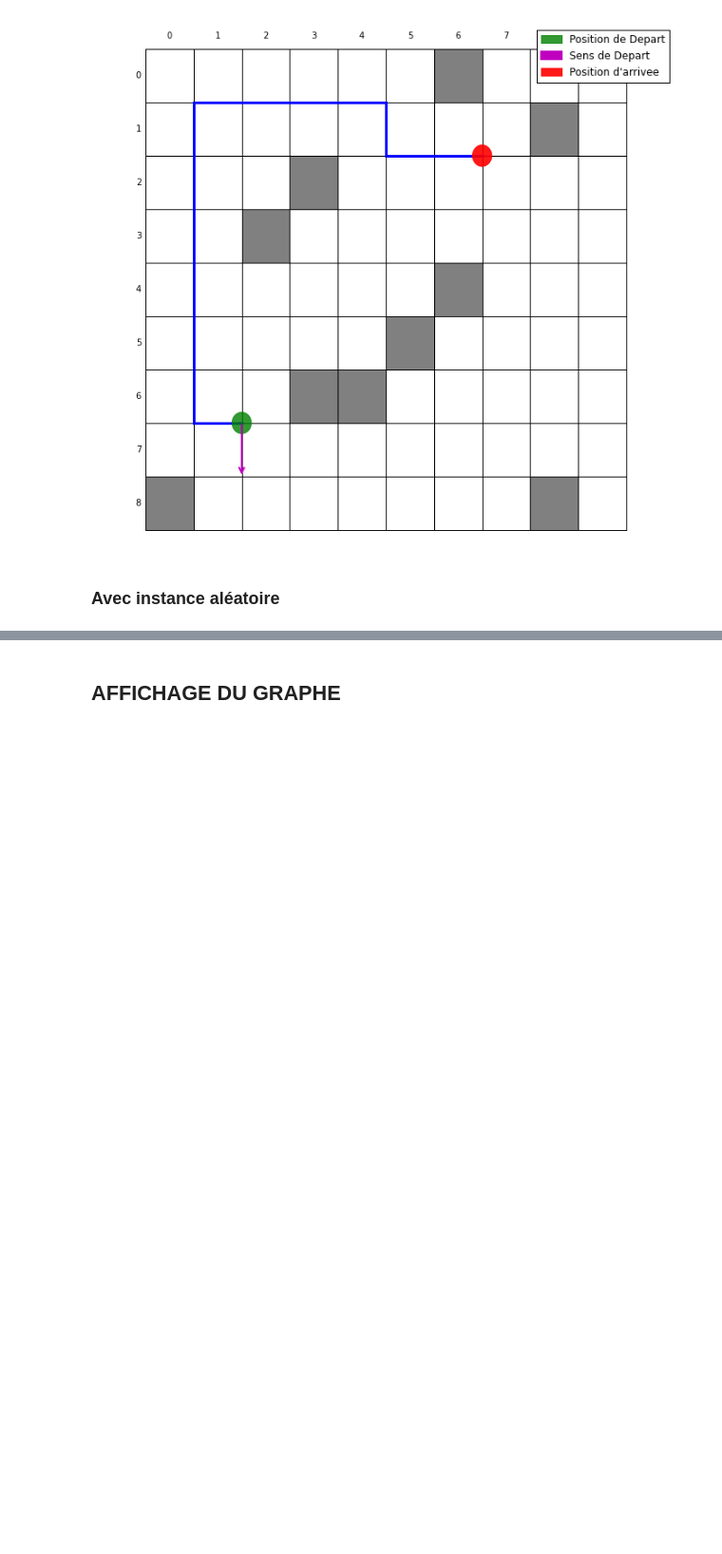
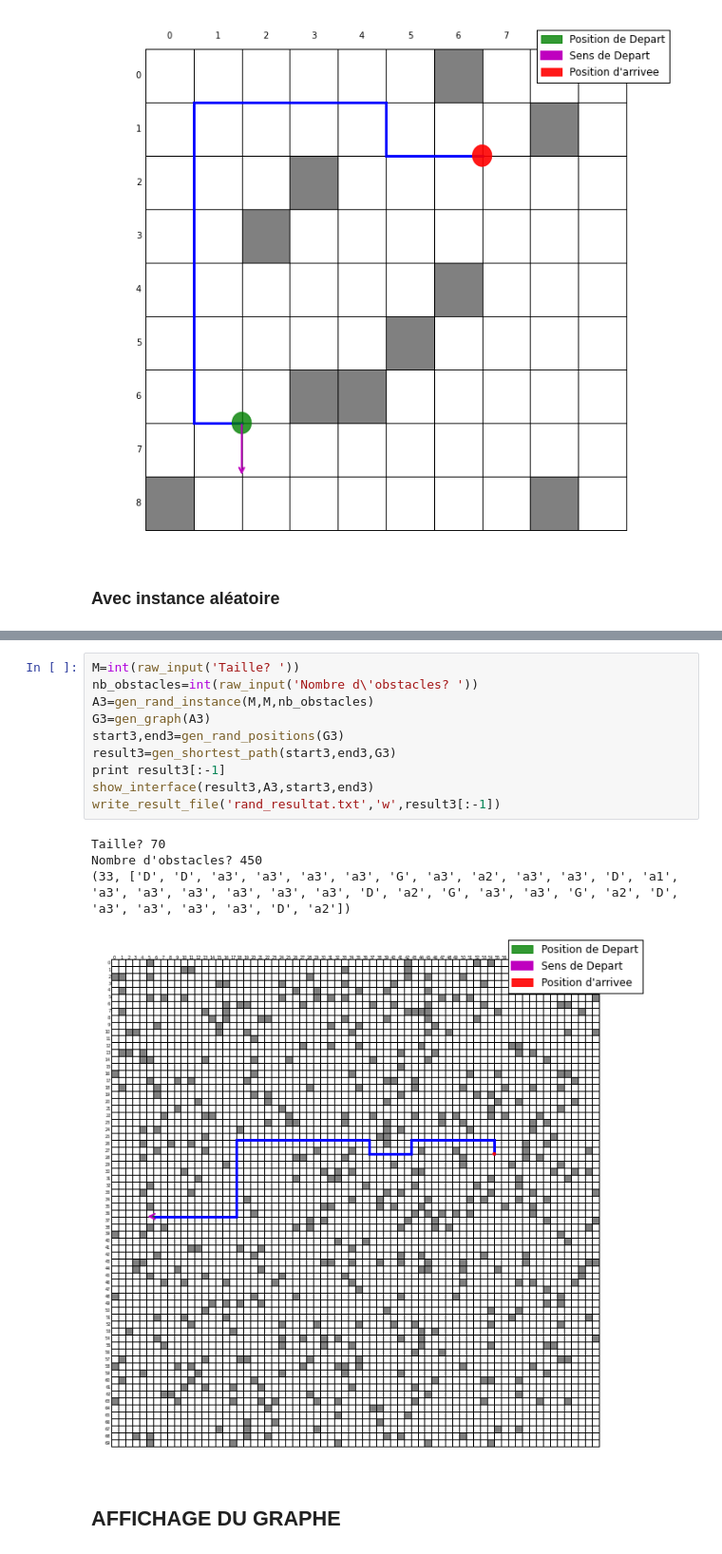
Before and after one commit to emited/ProjMOGPL, a Jupyter notebook: projet.ipynb, the cells around one changed output, grey strips where cells are left out. Shown: that part at 95% size. Saved outputs shown, nothing was run; the diff lists cells and outputs as text; blank space fills up the shorter version.

```diff
--- a/projet.ipynb
+++ b/projet.ipynb
@@ -316,3 +316,18 @@ write_result_file('rand_resultat.txt','w',r2[:-1])
+# %%
+M=int(raw_input('Taille? '))
+nb_obstacles=int(raw_input('Nombre d\'obstacles? '))
+A3=gen_rand_instance(M,M,nb_obstacles)
+G3=gen_graph(A3)
+start3,end3=gen_rand_positions(G3)
+result3=gen_shortest_path(start3,end3,G3)
+print result3[:-1]
+show_interface(result3,A3,start3,end3)
+write_result_file('rand_resultat.txt','w',result3[:-1])
+# %% [output]
+Taille? 70
+Nombre d'obstacles? 450
+(33, ['D', 'D', 'a3', 'a3', 'a3', 'a3', 'G', 'a3', 'a2', 'a3', 'a3', 'D', 'a1', 'a3', 'a3', 'a3', 'a3', 'a3', 'a3', 'D', 'a2', 'G', 'a3', 'a3', 'G', 'a2', 'D', 'a3', 'a3', 'a3', 'a3', 'D', 'a2'])
+[figure, added]
 # %% [markdown]
 ## AFFICHAGE DU GRAPHE
 # %%
```
Also changed, not shown: parts of 5 cells of this notebook.
